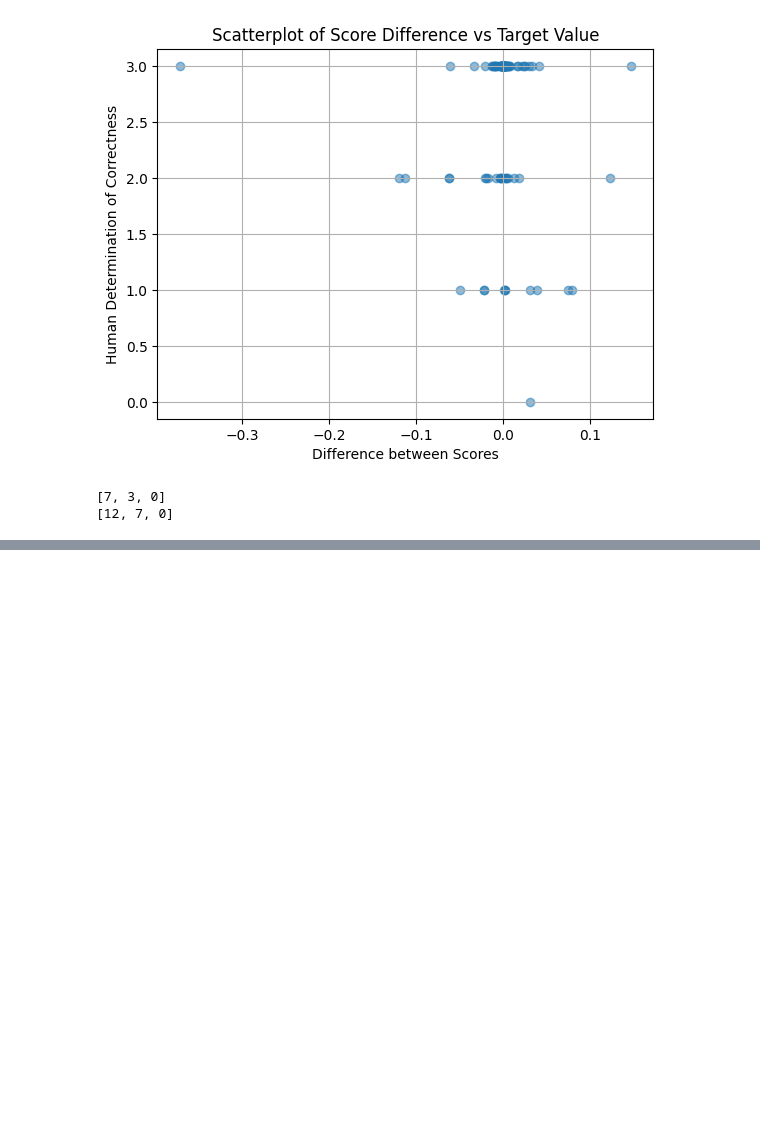
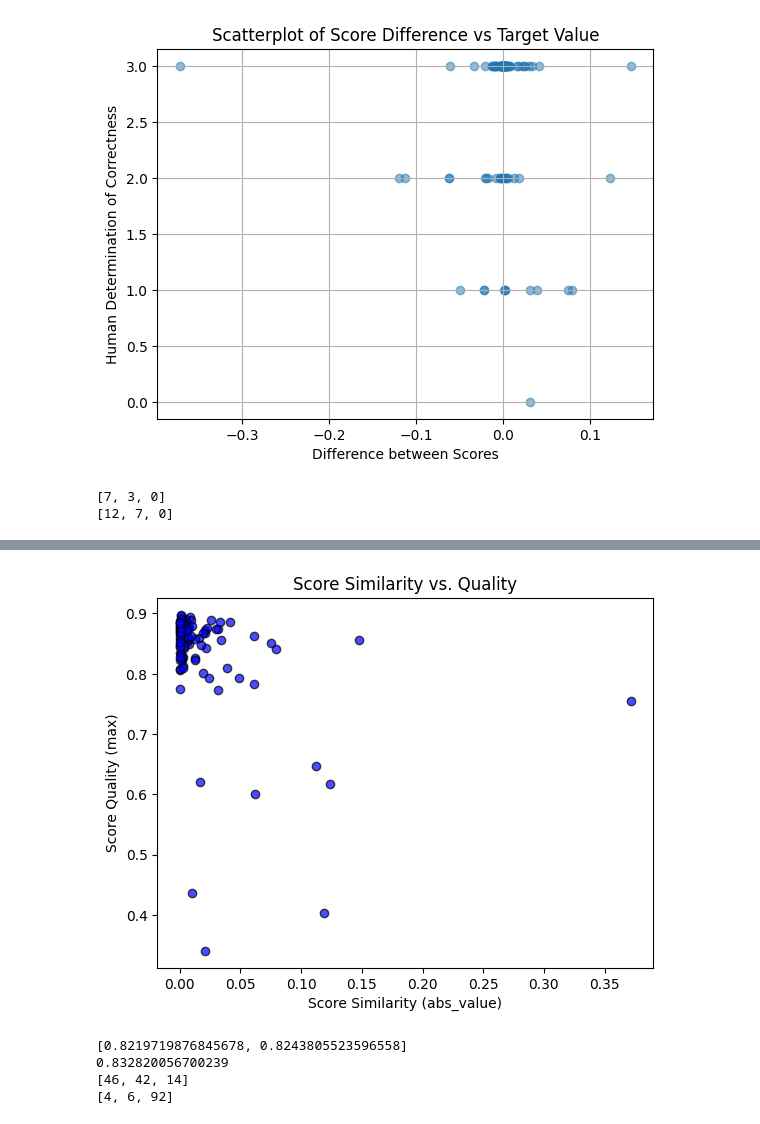
Before and after one commit to antoinevilain001/translation_thesis, a Jupyter notebook: translation_analysis/analysis1/analysis_app_data.ipynb, the cells around one changed output, grey strips where cells are left out. Saved outputs shown, nothing was run; the diff lists cells and outputs as text; code cells hidden in the pictures; blank space fills up the shorter version.

```diff
--- a/translation_analysis/analysis1/analysis_app_data.ipynb
+++ b/translation_analysis/analysis1/analysis_app_data.ipynb
@@ -224,0 +307,8 @@ print(translation2_chatGPT)
+# %%
+# Extract the difference scores[0] - scores[1] for each object
+max_scores = np.array([
+    np.max([item.scores[0], item.scores[1]])
+    for item in outputs_array
+])
+
+print(max_scores[:10])  # Preview first 10 to check
@@ -224,0 +341,60 @@ print(translation2_chatGPT)
+# %%
+# Scatter plot
+plt.scatter(abs_score_differences, max_scores, color='blue', alpha=0.7, edgecolor='k')
+
+# Labels and title
+plt.xlabel('Score Similarity (abs_value)')
+plt.ylabel('Score Quality (max)')
+plt.title('Score Similarity vs. Quality')
+
+# Show plot
+plt.show()
+# %% [output]
+[figure, added]
+# %%
+def analyze(score_array, threshold = 0.05):
+    total_scores = [0, 0]
+    wins = [0, 0, 0]
+    wins_above_threshold = [0, 0, 0]
+    highest_possible_score = 0 # assume we always take the best one
+
+    n = len(score_array)
+
+    for i in range(n):
+        score0 = score_array[i].scores[0]
+        score1 = score_array[i].scores[1]
+        diff = score0 - score1
+
+        total_scores[0] += score0
+        total_scores[1] += score1
+
+        if diff > 0:
+            wins[0] +=1
+            highest_possible_score += score0
+        elif diff < 0:
+            wins[1] +=1
+            highest_possible_score += score1
+        else:
+            wins[2] +=1
+            highest_possible_score += score0
+
+        if diff > threshold:
+            wins_above_threshold[0] +=1
+        elif diff < -threshold:
+            wins_above_threshold[1] +=1
+        else:
+            wins_above_threshold[2] +=1
+
+    average_scores = [total_scores[0]/n, total_scores[1]/n]
+    highest_possible_average = highest_possible_score / n
+    print(average_scores)
+    print(highest_possible_average)
+    print(wins)
+    print(wins_above_threshold)
+
+analyze(outputs_array, 0.05)
+# %% [output]
+[0.8219719876845678, 0.8243805523596558]
+0.832820056700239
+[46, 42, 14]
+[4, 6, 92]
```
Also changed, not shown: parts of 8 cells of this notebook.
